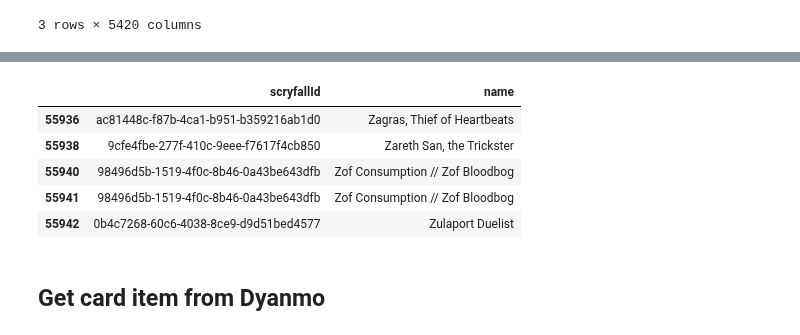
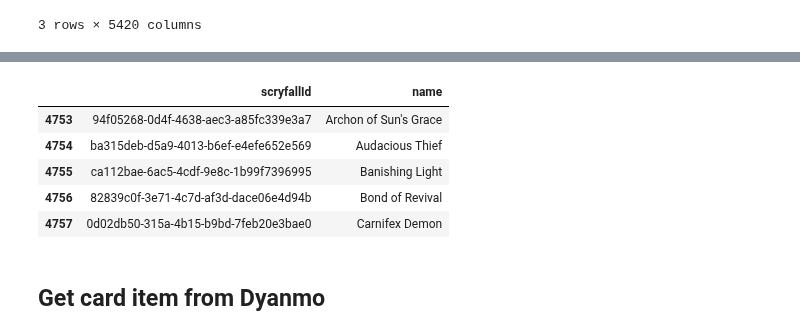
Before and after one commit to ledgerW/magicml, a Jupyter notebook: notebooks/mtgjson_sm_proc.ipynb, the cells around one changed output, grey strips where cells are left out. Cells and saved outputs as stored; diff of their text form; code cells hidden in the pictures.

```diff
--- a/notebooks/mtgjson_sm_proc.ipynb
+++ b/notebooks/mtgjson_sm_proc.ipynb
@@ -481,8 +526,8 @@ merge_cols = [
 # %%
 cards_df = pd.read_csv('cards.csv')\
     .query('mtgArenaId.notnull()')\
-    .assign(Names=lambda df: df.name + '-' + df.setCode)\
-    .assign(Names=lambda df: df.Names.apply(lambda x: x.replace(' ', '_')))\
+    .assign(Names=lambda df: df.name + '-' + df.id.astype('str'))\
+    .assign(Names=lambda df: df.Names.apply(lambda x: x.replace(' ', '_').replace('//', 'II')))\
     .fillna('0')\
     [merge_cols]
 
@@ -534,12 +629,12 @@ table = dynamodb.Table(SIMILARITY_TABLE)
 # %%
-cards_df[['scryfallId','name']].tail(5)
+cards_df[['scryfallId','name']].head(5)
 # %% [output]
 |  | scryfallId | name |
-| 55936 | ac81448c-f87b-4ca1-b951-b359216ab1d0 | Zagras, Thief of Heartbeats |
-| 55938 | 9cfe4fbe-277f-410c-9eee-f7617f4cb850 | Zareth San, the Trickster |
-| 55940 | 98496d5b-1519-4f0c-8b46-0a43be643dfb | Zof Consumption // Zof Bloodbog |
-| 55941 | 98496d5b-1519-4f0c-8b46-0a43be643dfb | Zof Consumption // Zof Bloodbog |
-| 55942 | 0b4c7268-60c6-4038-8ce9-d9d51bed4577 | Zulaport Duelist |
+| 4753 | 94f05268-0d4f-4638-aec3-a85fc339e3a7 | Archon of Sun's Grace |
+| 4754 | ba315deb-d5a9-4013-b6ef-e4efe652e569 | Audacious Thief |
+| 4755 | ca112bae-6ac5-4cdf-9e8c-1b99f7396995 | Banishing Light |
+| 4756 | 82839c0f-3e71-4c7d-af3d-dace06e4d94b | Bond of Revival |
+| 4757 | 0d02db50-315a-4b15-b9bd-7feb20e3bae0 | Carnifex Demon |
 # %% [markdown]
 ## Get card item from Dyanmo
 # %%
```
Also changed, not shown: parts of 24 cells of this notebook, 8 other files.
